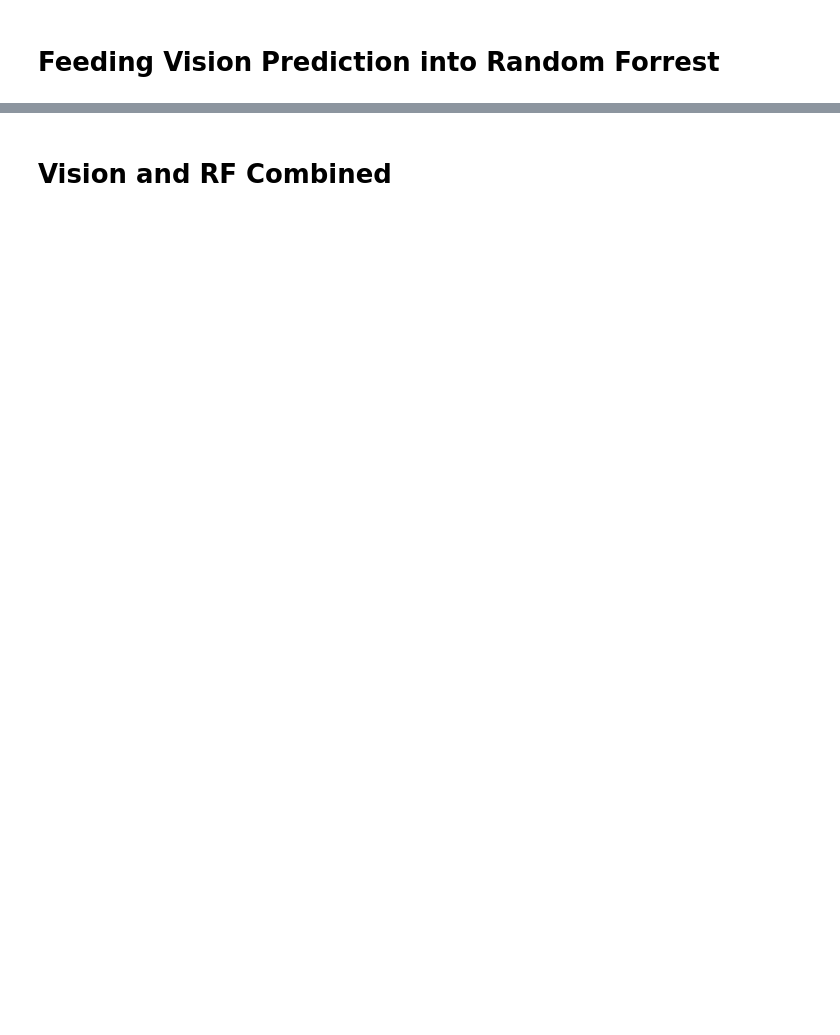
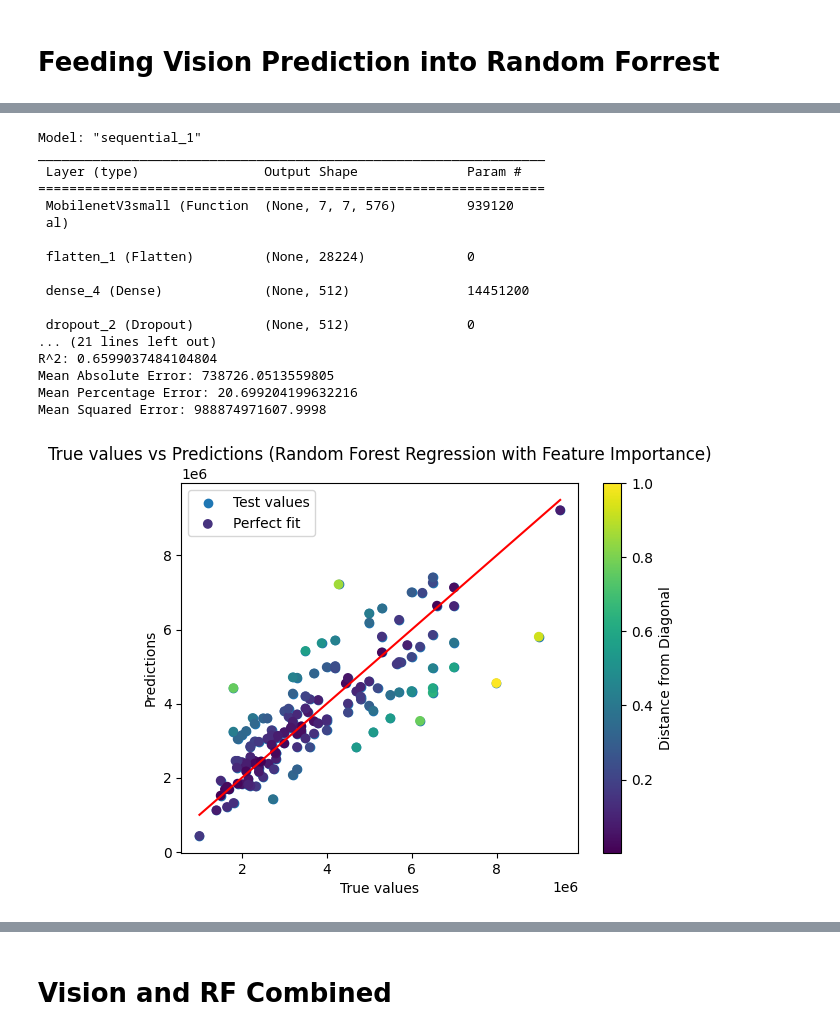
Before and after one commit to besplago/thesis-house-price-estimation, a Jupyter notebook: Ensemble.ipynb, the cells around one changed output, grey strips where cells are left out. Drawn from its saved outputs; the diff is of its cells as text; code cells hidden in the pictures; blank space fills up the shorter version.

```diff
--- a/Ensemble.ipynb
+++ b/Ensemble.ipynb
@@ -41,11 +82,11 @@ houses_df = houses_df.drop(columns=['address'])
 # %%
 from sklearn.model_selection import train_test_split
-
-#DROP ANY NAN VALUES
-houses_df = houses_df.dropna()
+from utils import prepare_features
+houses_df = prepare_features(houses_df_)
 print("Number of Datapoints: ", len(houses_df))
 
 # Split the data into train, validation and test sets with a 60-20-20 ratio
-train_df, test_df = train_test_split(houses_df, test_size=0.2, random_state=0)
-train_df, valid_df = train_test_split(train_df, test_size=0.20, random_state=0)
+train_df, test_df = train_test_split(houses_df, test_size=0.15, random_state=0)
+train_df, valid_df = train_test_split(train_df, test_size=0.15, random_state=0)
+train1_df, train2_df = train_test_split(train_df, test_size=0.45, random_state=0)
 # %% [output]
@@ -187,0 +238,28 @@ R^2: 0.20963668447345551
+# %%
+model_path = "trained_models/MobileNet_Continous.keras"
+random_forest_prediction_with_feature_importance(train_df, valid_df, test_df,
+                                                224, 224,
+                                                resize, gray_scale, threshhold,
+                                                use_model=True,
+                                                custom_model_path = model_path,
+                                                use_custom_model=True,
+                                                layer_index=0)
+# %% [output]
+Model: "sequential_1"
+_________________________________________________________________
+ Layer (type)                Output Shape              Param #
+=================================================================
+ MobilenetV3small (Function  (None, 7, 7, 576)         939120
+ al)
+
+ flatten_1 (Flatten)         (None, 28224)             0
+
+ dense_4 (Dense)             (None, 512)               14451200
+
+ dropout_2 (Dropout)         (None, 512)               0
+... (21 lines left out)
+R^2: 0.6599037484104804
+Mean Absolute Error: 738726.0513559805
+Mean Percentage Error: 20.699204199632216
+Mean Squared Error: 988874971607.9998
+[figure, added]
```
Also changed, not shown: parts of 74 cells of this notebook, 4 other files.
